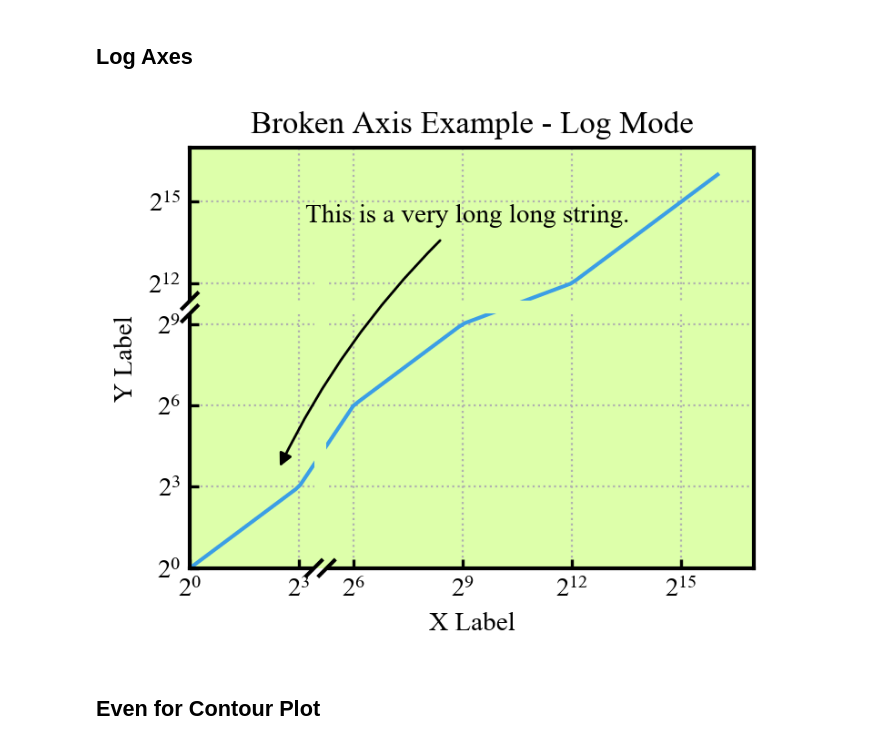
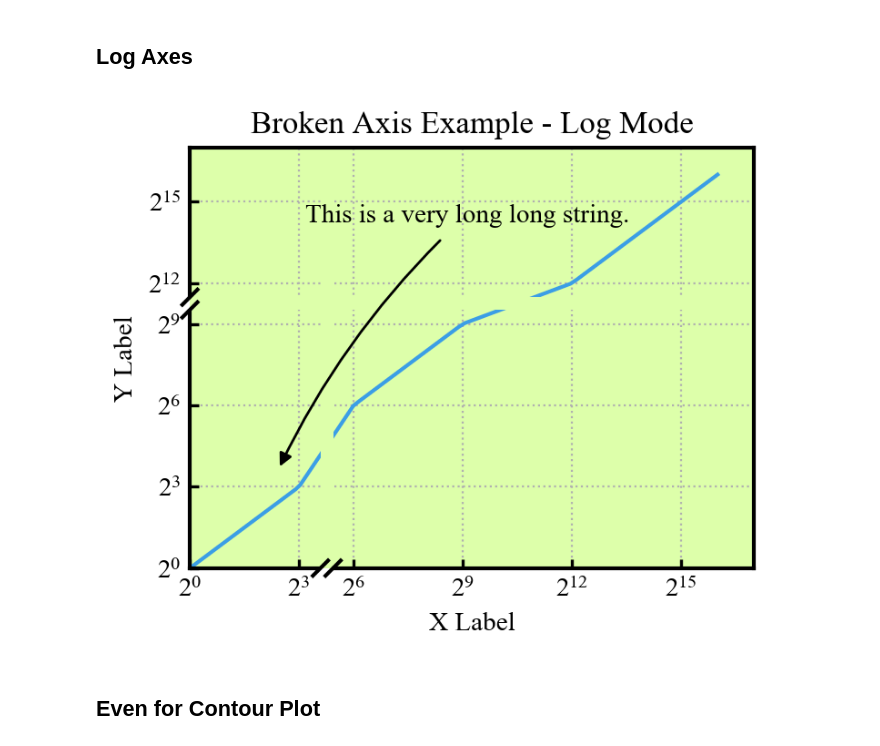
Before and after one commit to wuyao1997/break_axes, a Jupyter notebook: examples.ipynb, the cells around one changed output. Cells and saved outputs as stored; diff of their text form; code cells hidden in the pictures.

```diff
--- a/examples.ipynb
+++ b/examples.ipynb
@@ -72,37 +72,35 @@ import numpy as np
 x = np.logspace(0, 16, 100, base=2)
 
 fig, ax = plt.subplots(figsize=(4,3))
 ax.set(xlim=(1, 2<<16), ylim=(1, 2<<16), facecolor="#DDFFAA")
 ax.plot(x, x)
 ax.set_xticks([ 2<<i for i in range(0,17,3)])
-# ax.set_yticks([1, 10, 100, 500, 5000, 10000],
-#               [1, 10, 100, 500, 5000, r'$10^4$'])  # type: ignore
 
 ax.annotate("This is a very long long string.",
     xy=(5, 10), xytext=(10, 20000),
     arrowprops=dict(
         arrowstyle='-|>',
         connectionstyle="arc3,rad=0.1",
         color='k',
         shrinkA=5, shrinkB=5
     )
 )
 
 ax.grid(ls=':')
 ax.set_xlabel("X Label")
 ax.set_ylabel("Y Label")
 ax.set_title("Broken Axis Example - Log Mode")
 
 scale_axes(ax,
     x_interval=[(3, 6, 0.5)],
     y_interval=[(9, 12, 0.5)],
     mode='log', base_x=2, base_y=2)
-broken_and_clip_axes(ax, x=[18], y=[1200],
+broken_and_clip_axes(ax, x=[23], y=[1450],
     axes_clip=True, which='lower', gap=5, dx=3, dy=3)
 
 plt.show()
 # %% [output]
-[figure, old version]
+[figure, new version]
 # %% [markdown]
 ## Even for Contour Plot
 # %%
```
Also changed, not shown: parts of 2 cells of this notebook, 4 other files.
